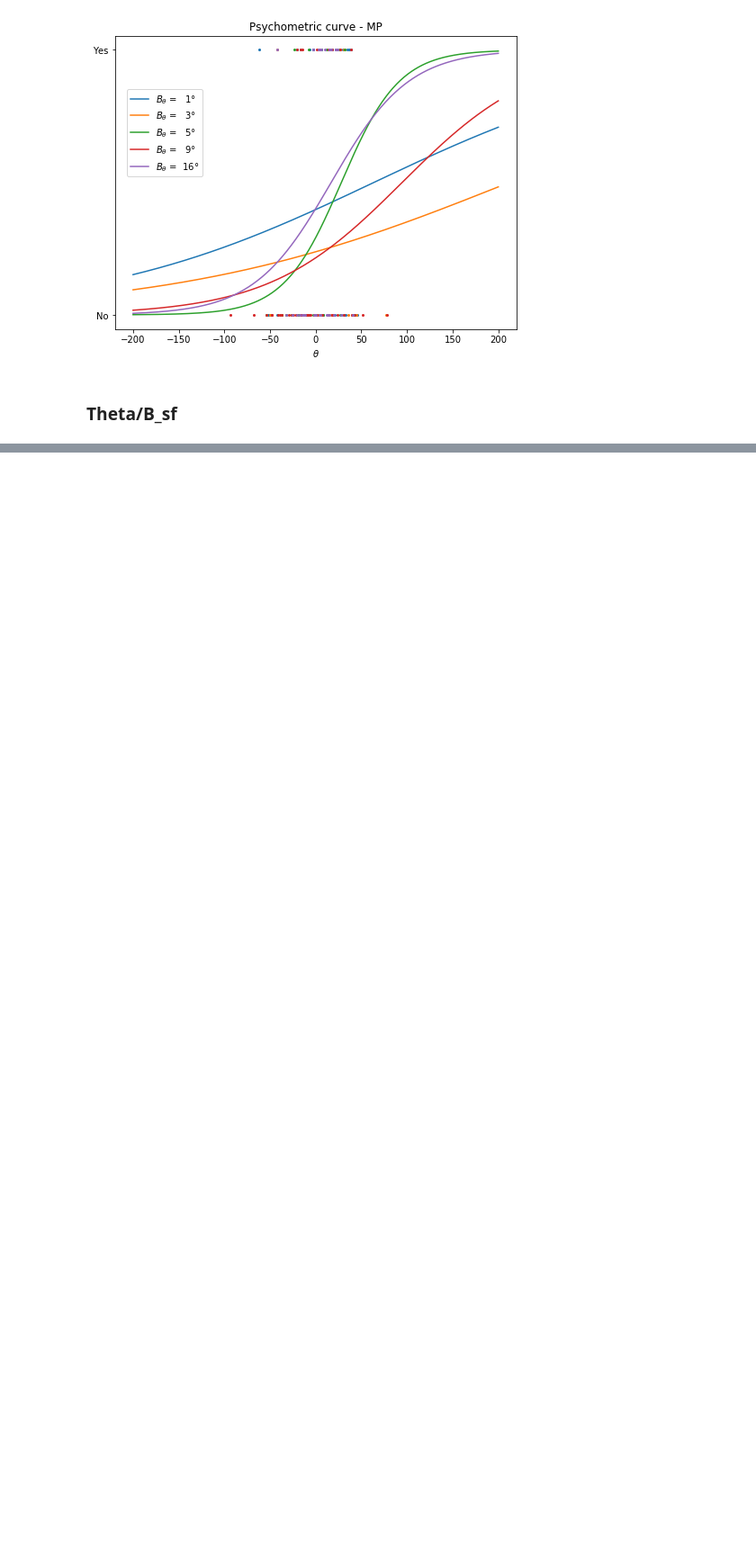
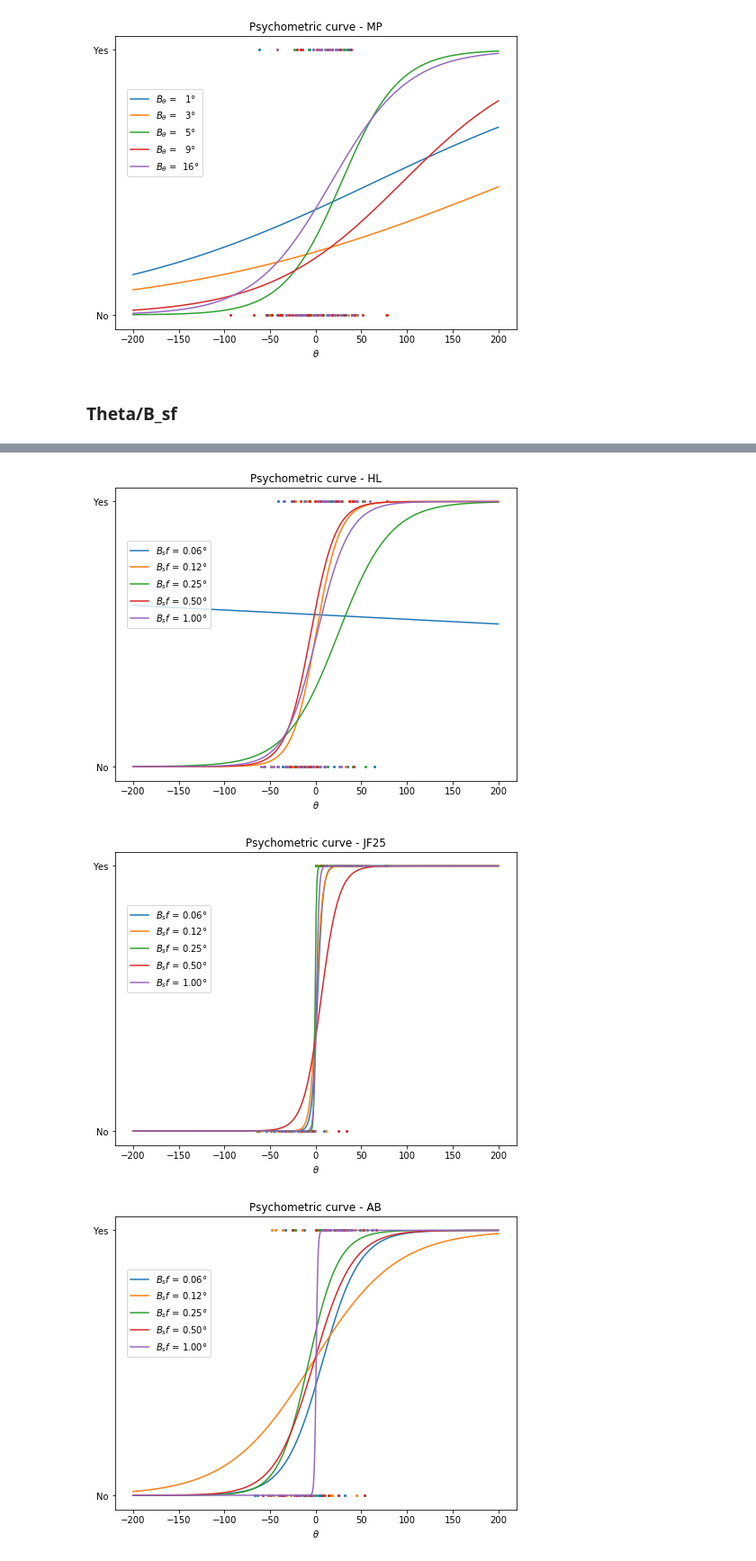
Before and after one commit to jennafradin/MSc-Internship, a Jupyter notebook: Notebooks/W14/40_analysis_different_freq_bandwidth.ipynb, the cells around one changed output, grey strips where cells are left out. Shown at 90% size. Saved outputs shown, nothing was run; the diff lists cells and outputs as text; code cells hidden in the pictures; blank space fills up the shorter version.

```diff
--- a/Notebooks/W14/40_analysis_different_freq_bandwidth.ipynb
+++ b/Notebooks/W14/40_analysis_different_freq_bandwidth.ipynb
@@ -140,0 +87,58 @@ for num, subj_data in enumerate(subj_data_list) :
+# %%
+from sklearn.linear_model import LogisticRegression
+import numpy as np
+from matplotlib.pyplot import cm
+
+x_values = np.linspace(-200, 200, 400)
+x_plot = np.reshape(x_values, (400,1))
+lr_kwargs = dict(solver='liblinear', C = 3, max_iter=1000, penalty='l2', class_weight = {1 : 1 , 0 : 1})
+
+
+B_sf_list = []
+for x in subj_data_list[0] :
+    B_sf_list.append(x[4])
+B_sf_list = sorted(set(B_sf_list))
+
+coef_list = []
+
+for num, subj_data in enumerate(subj_data_list) :
+    #color = iter(cm.Dark2(np.linspace(.5, 1,5)))
+    plt.figure(figsize = (8,6))
+    for iB_sf, B_sf in enumerate(B_sf_list):
+        X = []
+        y = []
+
+        for i in subj_data :
+            if i[4] == B_sf :
+                X.append(i[1]*180/np.pi)
+                if i[2] == 'right':
+                    y.append(1)
+                else:
+                    y.append(0)
+
+
+        X = np.asarray(X)
+        X = X[:,np.newaxis]
+        #col = next(color)
+
+
+        lgs = LogisticRegression(**lr_kwargs)
+        try :
+            lgs.fit(X, y)
+            coef_list.append((B_sf,lgs.coef_[0][0]))
+
+            y_values = lgs.predict_proba(x_plot)[:,1]
+            plt.plot(x_values, y_values, label = r'$B_sf$ = %3.2f°' %B_sf)
+            plt.scatter(X, y, s=4)
+        except :
+            pass
+
+    plt.title('Psychometric curve - %s' % subj_name_list[num])
+    plt.xlabel(r'$\theta$')
+    plt.yticks([0.,1.],['No', 'Yes'])
+    plt.legend(loc = (0.03, 0.52))
+    plt.show
+# %% [output]
+[figure, added]
+[figure, added]
+[figure, added]
```
Also changed, not shown: parts of 2 cells of this notebook.
